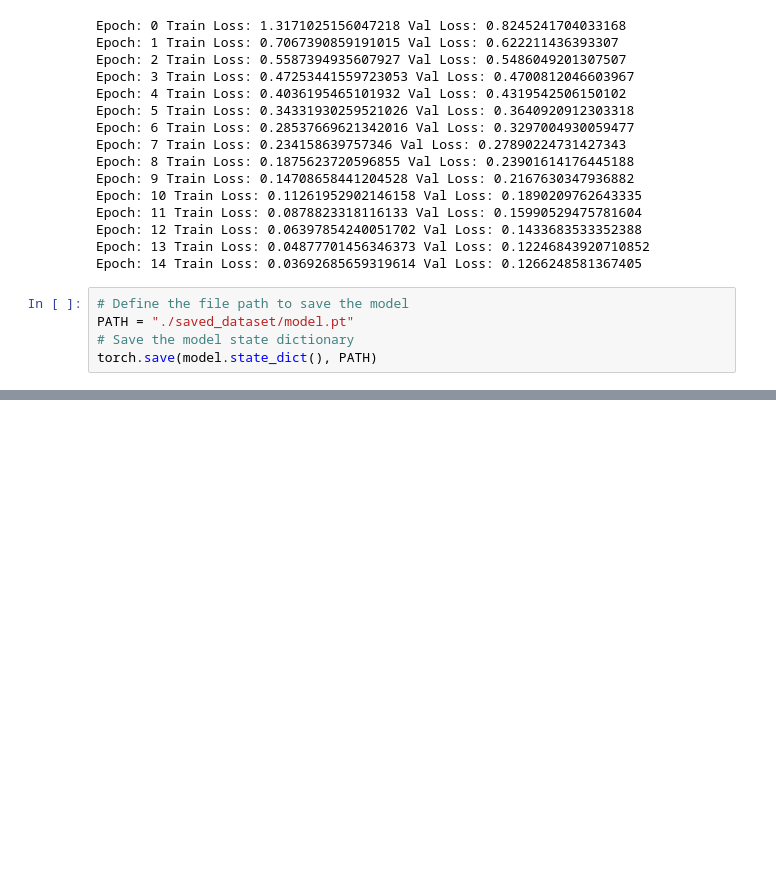
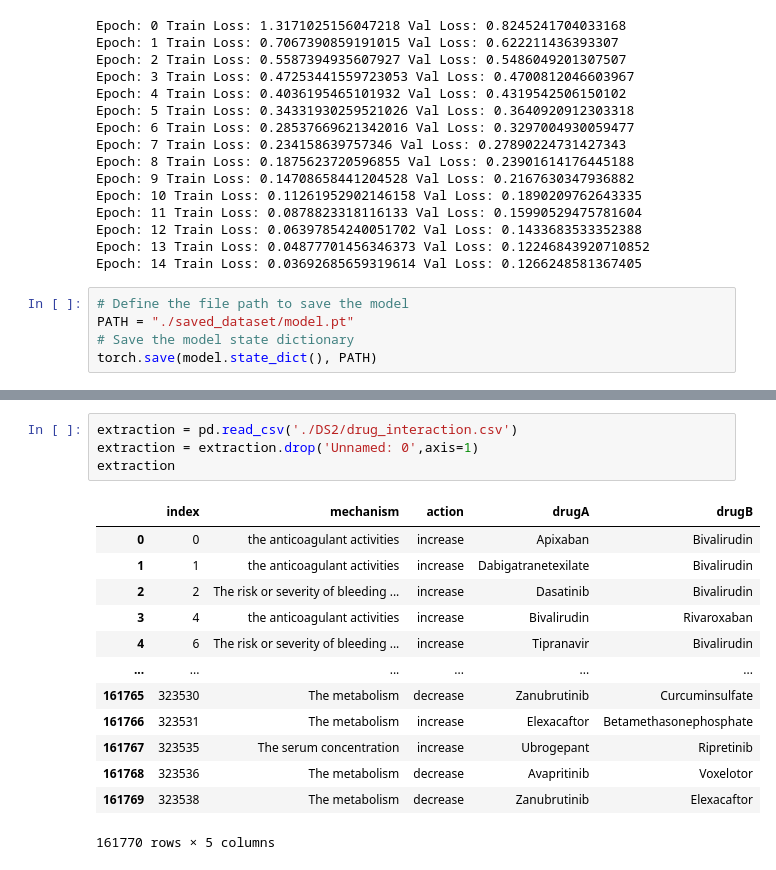
Before and after one commit to erfansky/CPSP, a Jupyter notebook: untitled.ipynb, the cells around one changed output, grey strips where cells are left out. Drawn from its saved outputs; the diff is of its cells as text; blank space fills up the shorter version.

```diff
--- a/untitled.ipynb
+++ b/untitled.ipynb
@@ -412,0 +452,18 @@ validation Accuracy: 96.59%
+# %%
+extraction = pd.read_csv('./DS2/drug_interaction.csv')
+extraction = extraction.drop('Unnamed: 0',axis=1)
+extraction
+# %% [output]
+|  | index | mechanism | action | drugA | drugB |
+| 0 | 0 | the anticoagulant activities | increase | Apixaban | Bivalirudin |
+| 1 | 1 | the anticoagulant activities | increase | Dabigatranetexilate | Bivalirudin |
+| 2 | 2 | The risk or severity of bleeding ... | increase | Dasatinib | Bivalirudin |
+| 3 | 4 | the anticoagulant activities | increase | Bivalirudin | Rivaroxaban |
+| 4 | 6 | The risk or severity of bleeding ... | increase | Tipranavir | Bivalirudin |
+| ... | ... | ... | ... | ... | ... |
+| 161765 | 323530 | The metabolism | decrease | Zanubrutinib | Curcuminsulfate |
+| 161766 | 323531 | The metabolism | increase | Elexacaftor | Betamethasonephosphate |
+| 161767 | 323535 | The serum concentration | increase | Ubrogepant | Ripretinib |
+| 161768 | 323536 | The metabolism | decrease | Avapritinib | Voxelotor |
+| 161769 | 323538 | The metabolism | decrease | Zanubrutinib | Elexacaftor |
+161770 rows × 5 columns
```
Also changed, not shown: parts of 16 cells of this notebook, 1 other file.
